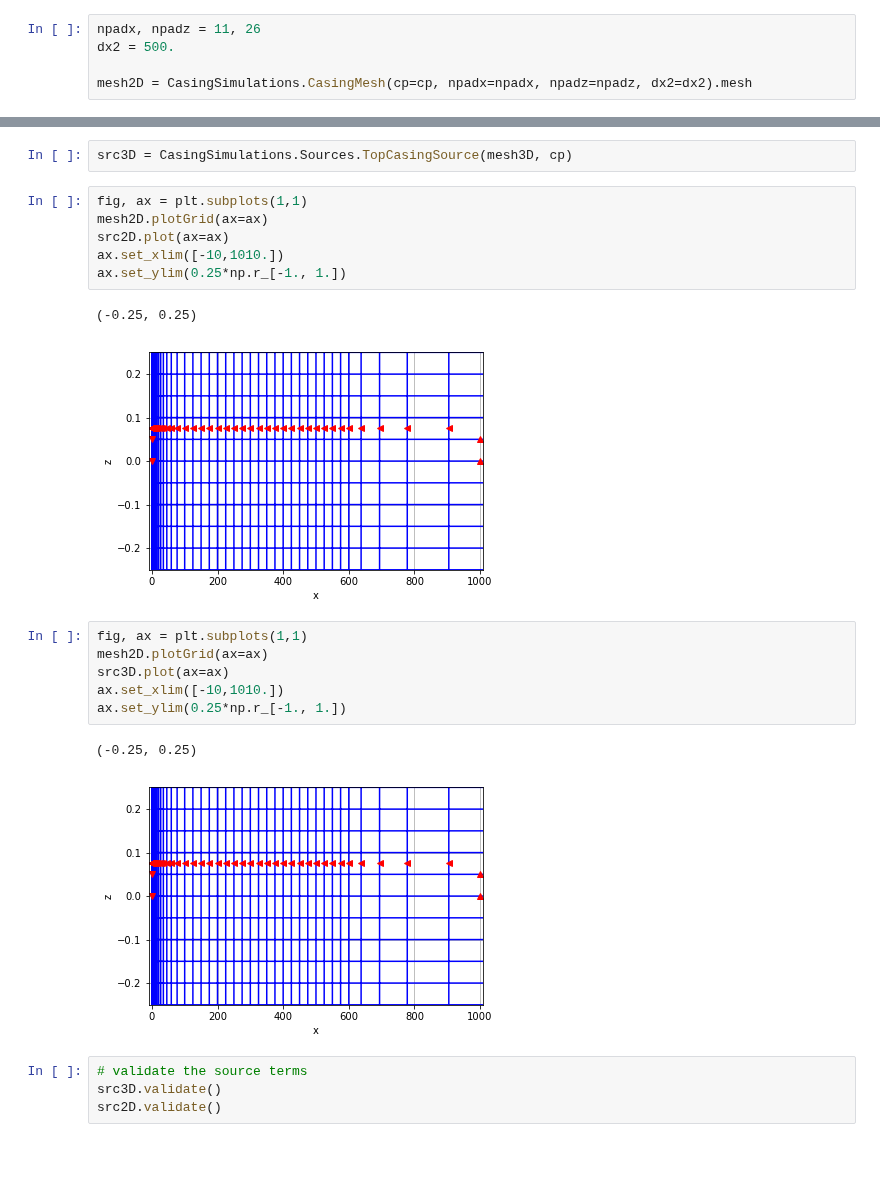
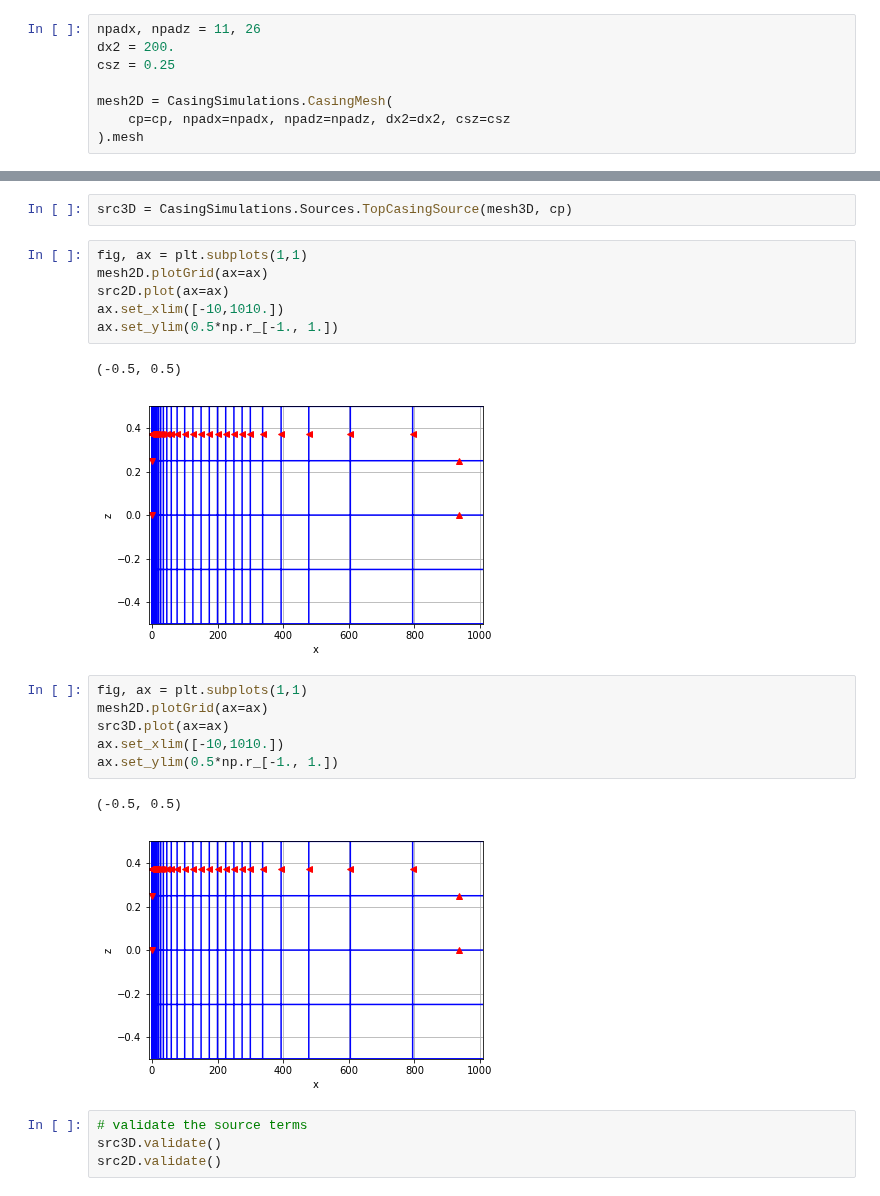
Before and after one commit to simpeg-research/casingSimulations, a Jupyter notebook: notebooks/casing3D/Impacts_of_cyl_symmetry_top_casing.ipynb, the cells around one changed output, grey strips where cells are left out. Drawn from its saved outputs; the diff is of its cells as text; blank space fills up the shorter version.

Commit message:
add a skin depth property to model, use a smaller mesh

```diff
--- a/notebooks/casing3D/Impacts_of_cyl_symmetry_top_casing.ipynb
+++ b/notebooks/casing3D/Impacts_of_cyl_symmetry_top_casing.ipynb
@@ -56,9 +60,12 @@ cp.serialize()
 # Set up meshes
 # %%
 npadx, npadz = 11, 26
-dx2 = 500.
+dx2 = 200.
+csz = 0.25
 
-mesh2D = CasingSimulations.CasingMesh(cp=cp, npadx=npadx, npadz=npadz, dx2=dx2).mesh
+mesh2D = CasingSimulations.CasingMesh(
+    cp=cp, npadx=npadx, npadz=npadz, dx2=dx2, csz=csz
+).mesh
 # %%
 ncy = 3
 nstretchy = 3
@@ -101,21 +115,21 @@ src3D = CasingSimulations.Sources.TopCasingSource(mesh3D, cp)
 # %%
 fig, ax = plt.subplots(1,1)
 mesh2D.plotGrid(ax=ax)
 src2D.plot(ax=ax)
 ax.set_xlim([-10,1010.])
-ax.set_ylim(0.25*np.r_[-1., 1.])
+ax.set_ylim(0.5*np.r_[-1., 1.])
 # %% [output]
-(-0.25, 0.25)
+(-0.5, 0.5)
-[figure, old version]
+[figure, new version]
 # %%
 fig, ax = plt.subplots(1,1)
 mesh2D.plotGrid(ax=ax)
 src3D.plot(ax=ax)
 ax.set_xlim([-10,1010.])
-ax.set_ylim(0.25*np.r_[-1., 1.])
+ax.set_ylim(0.5*np.r_[-1., 1.])
 # %% [output]
-(-0.25, 0.25)
+(-0.5, 0.5)
-[figure, old version]
+[figure, new version]
 # %%
 # validate the source terms
 src3D.validate()
```
Also changed, not shown: parts of 11 cells of this notebook, 1 other file.
